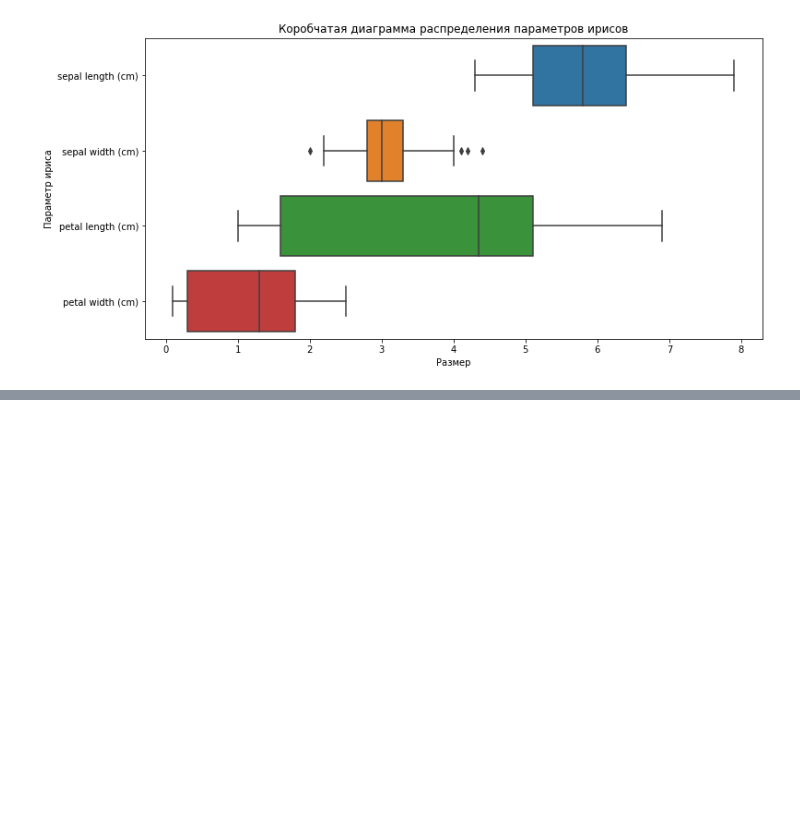
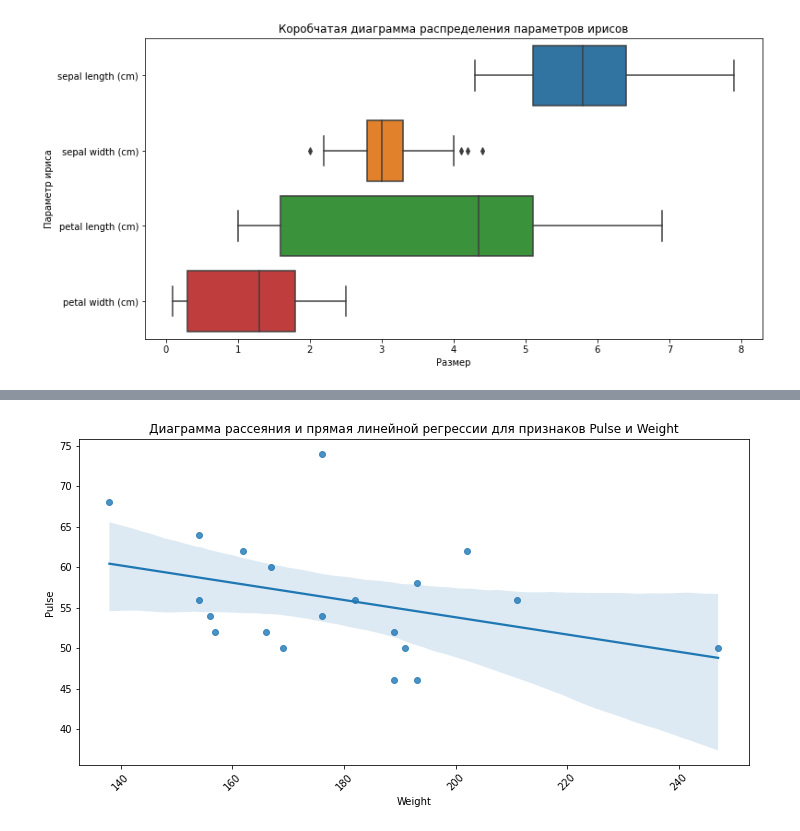
Before and after one commit to experiment0/data_science_helpers, a Jupyter notebook: articles/building_graphs.ipynb, the cells around one changed output, grey strips where cells are left out. Cells and saved outputs as stored; diff of their text form; code cells hidden in the pictures; blank space fills up the shorter version.

Commit message:
Построение графиков

```diff
--- a/articles/building_graphs.ipynb
+++ b/articles/building_graphs.ipynb
@@ -122,0 +162,6 @@ Text(0, 0.5, 'Параметр ириса')
+# %%
+# возьмем данные физических параметрах, нагрузке и пульсе
+full_linnerud_data = load_linnerud(as_frame=True)
+
+linnerud_data = full_linnerud_data['frame']
+linnerud_data.head()
@@ -122,0 +175,17 @@ Text(0, 0.5, 'Параметр ириса')
+# %%
+# фигура + координатная плоскость
+fig, ax = plt.subplots(figsize=(12, 6))
+
+# название признака, по которому будем строить график
+feature_name = 'Weight'
+
+# строим диаграмму рассеяния + линейную регрессию
+regplot = sns.regplot(data=linnerud_data, x=feature_name, y='Pulse', ax=ax)
+
+# название графика
+regplot.set_title(f'Диаграмма рассеяния и прямая линейной регрессии для признаков Pulse и {feature_name}')
+
+# добавляем поворот отметок на оси абсцисс (для примера)
+regplot.xaxis.set_tick_params(rotation=45)
+# %% [output]
+[figure, added]
```
Also changed, not shown: parts of 10 cells of this notebook, 1 other file.
